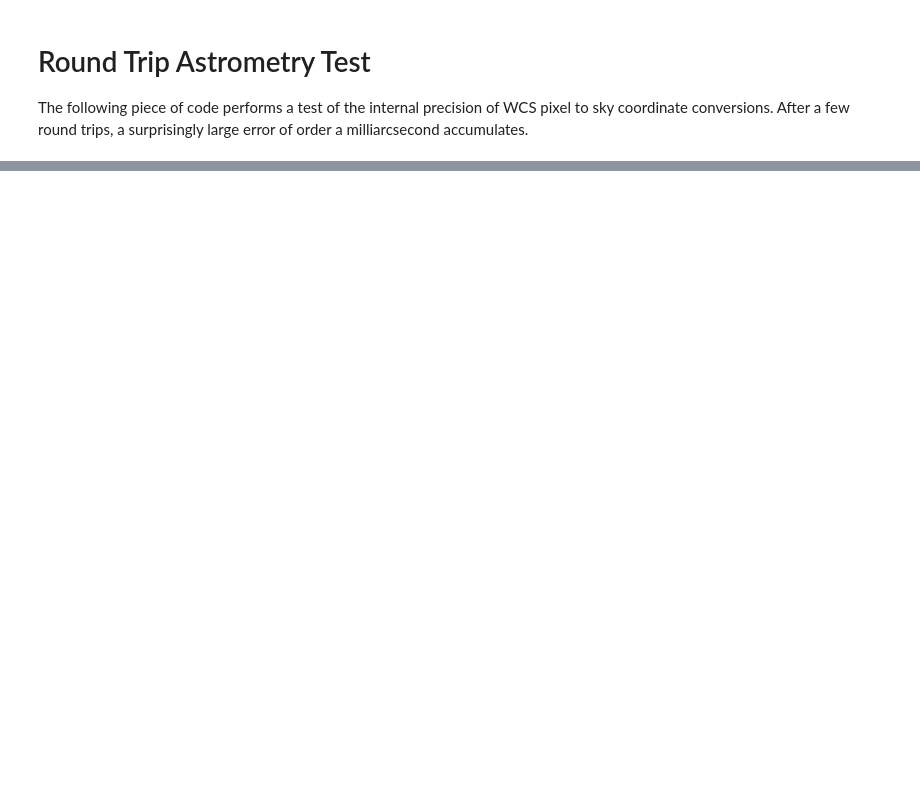
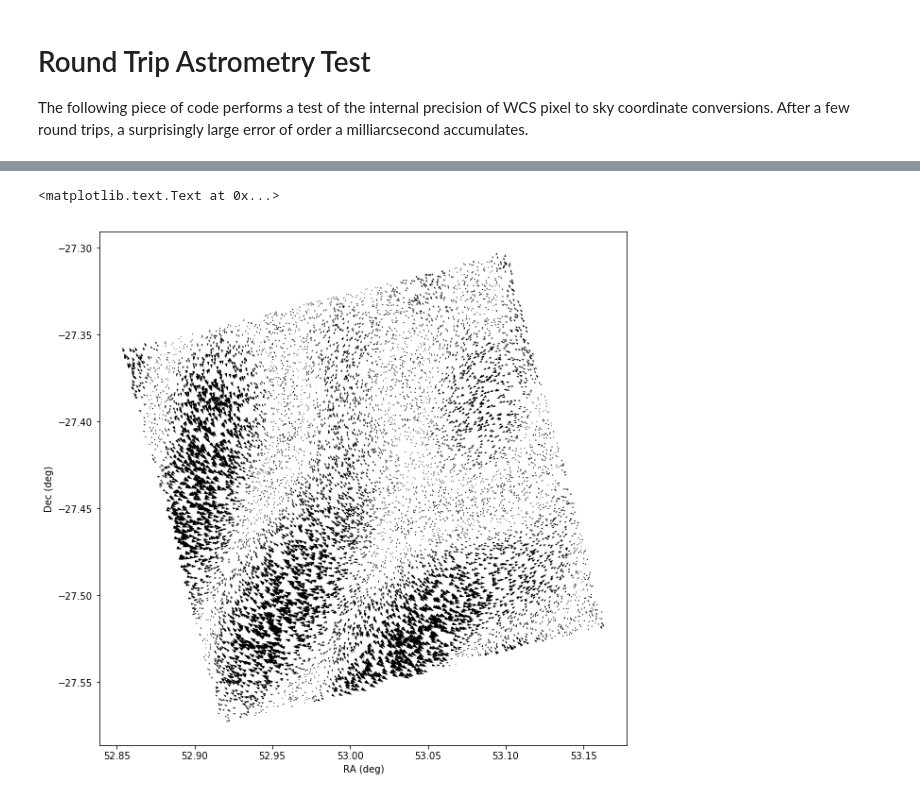
Before and after one commit to lsst-sitcom/notebooks, a Jupyter notebook: round_trip_astrometry.ipynb, the cells around one changed output, grey strips where cells are left out. Cells and saved outputs as stored; diff of their text form; code cells hidden in the pictures; blank space fills up the shorter version.

```diff
--- a/round_trip_astrometry.ipynb
+++ b/round_trip_astrometry.ipynb
@@ -81,0 +89,10 @@ plt.ylabel('Dec (deg)')
+# %%
+plt.figure(figsize=(10, 10))
+#plt.quiver(round_trip_ra_array, round_trip_dec_array, round_trip_delta_ra_array, round_trip_delta_dec_array, round_trip_separation_array)
+#plt.colorbar().set_label('1 Round Trip Separation (mas)')
+plt.quiver(round_trip_ra_array, round_trip_dec_array, round_trip_delta_ra_array, round_trip_delta_dec_array)
+plt.xlabel('RA (deg)')
+plt.ylabel('Dec (deg)')
+# %% [output]
+<matplotlib.text.Text at 0x...>
+[figure, added]
```
Also changed, not shown: parts of 6 cells of this notebook.
